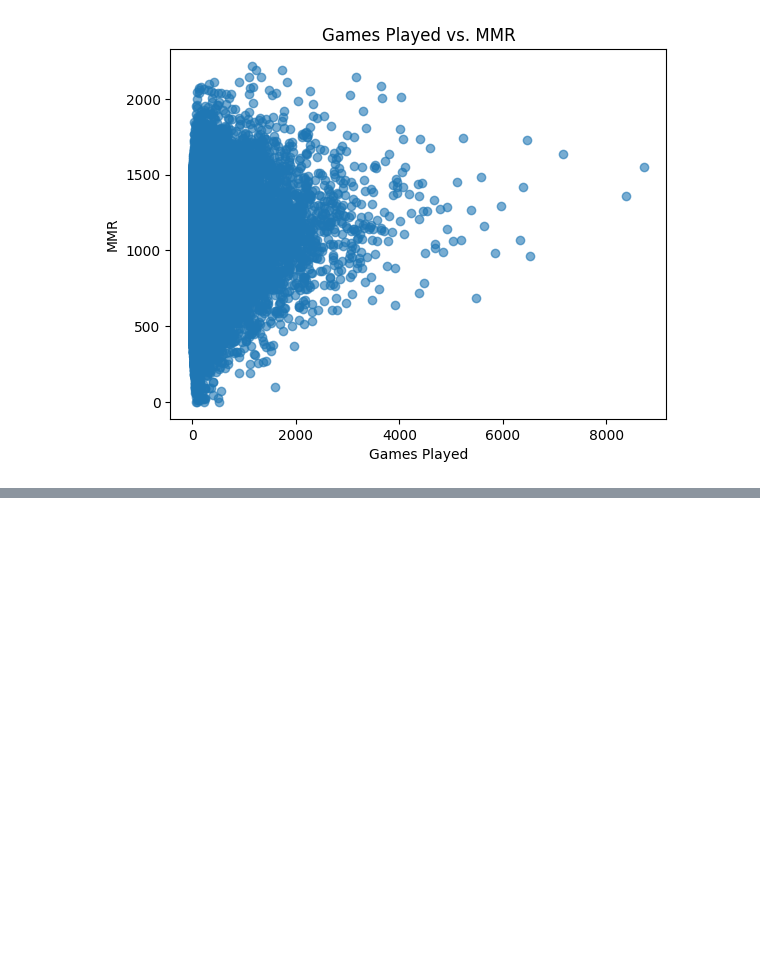
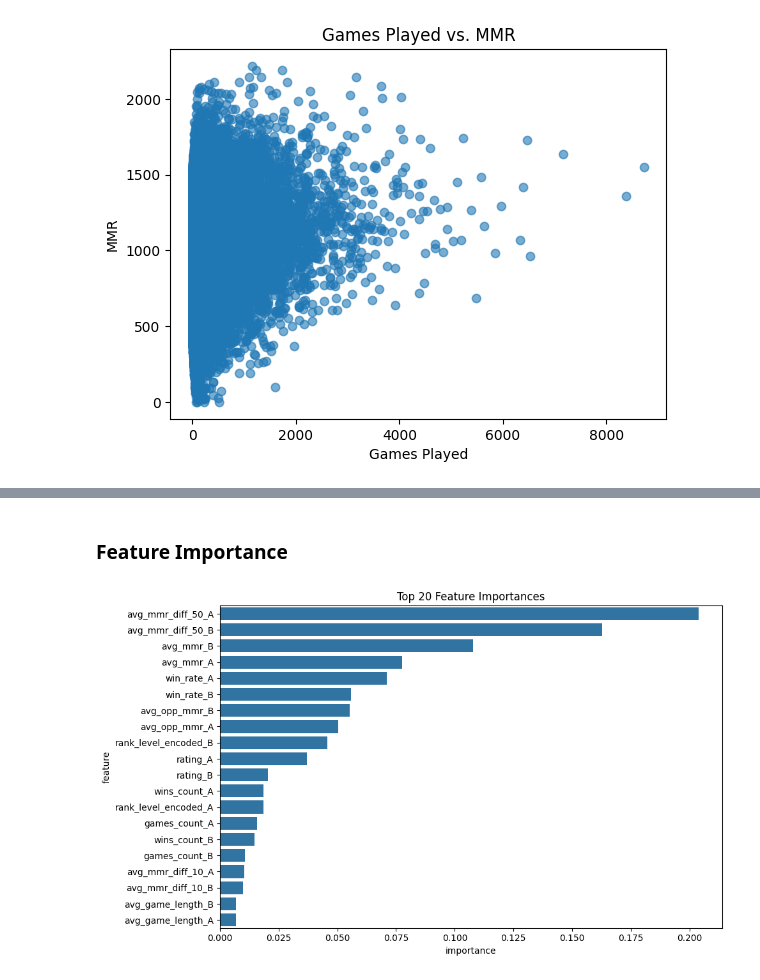
Before and after one commit to suxrobGM/aoe4-matchmaking, a Jupyter notebook: src/notebook.ipynb, the cells around one changed output, grey strips where cells are left out. Saved outputs shown, nothing was run; the diff lists cells and outputs as text; code cells hidden in the pictures; blank space fills up the shorter version.

```diff
--- a/src/notebook.ipynb
+++ b/src/notebook.ipynb
@@ -155,0 +335,20 @@ dtype: int64
+# %%
+players_df = leaderboard_df.merge(players_aggregates, on="profile_id", how="left")
+
+# Calculate win rate for each player
+players_df["win_rate"] = players_df["wins_count"] / players_df["games_count"]
+
+# Fill missing values if any players don`t have matches:
+players_df["avg_mmr_diff_10"] = players_df["avg_mmr_diff_10"].fillna(0)
+players_df["avg_mmr_diff_50"] = players_df["avg_mmr_diff_50"].fillna(0)
+players_df["avg_opp_mmr"] = players_df["avg_opp_mmr"].fillna(0)
+players_df["avg_mmr"] = players_df["avg_mmr"].fillna(0)
+players_df["avg_game_length"] = players_df["avg_game_length"].fillna(0)
+players_df["common_civ"] = players_df["common_civ"].fillna("unknown")
+
+print("The final enriched players dataset:")
+display(players_df.head())
+display(players_df.info())
+
+print("Missing values in players_df:")
+print(players_df.isnull().sum())
@@ -155,0 +518,8 @@ dtype: int64
+# %%
+print("Shape of matches_df before dropping rows with missing values:", matches_df.shape)
+
+matches_df.dropna(inplace=True)
+
+print("Shape of matches_df after dropping rows with missing values:", matches_df.shape)
+print("Missing values in matches_df after dropping rows with missing values:")
+print(matches_df.isnull().sum())
@@ -264,0 +779,16 @@ plt.show()
+# %% [markdown]
+### Feature Importance
+# %%
+feature_importances = classifier_model.feature_importances_
+feature_importance_df = pd.DataFrame({
+    "feature": features,
+    "importance": feature_importances
+}).sort_values("importance", ascending=False)
+
+plt.figure(figsize=(10,6))
+sns.barplot(x="importance", y="feature", data=feature_importance_df.head(20))
+plt.title("Top 20 Feature Importances")
+plt.tight_layout()
+plt.show()
+# %% [output]
+[figure, added]
```
Also changed, not shown: parts of 25 cells of this notebook, 3 other files.
